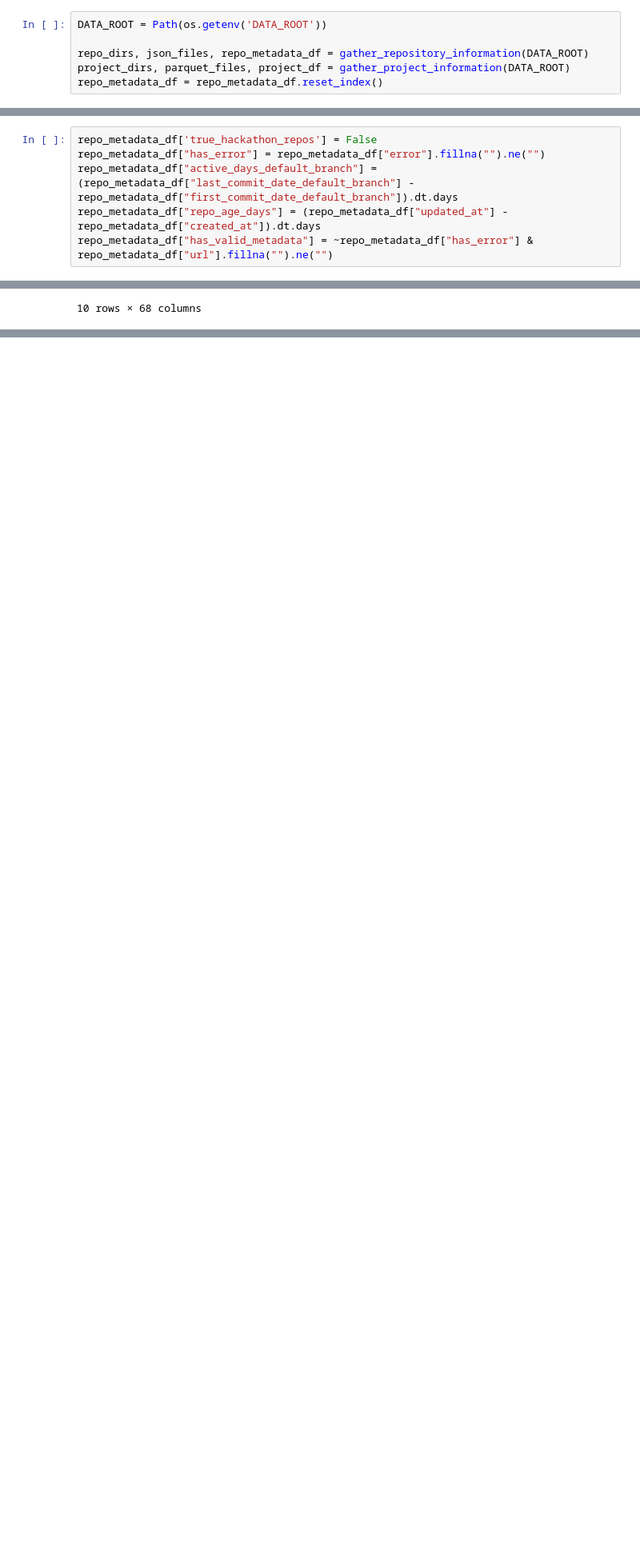
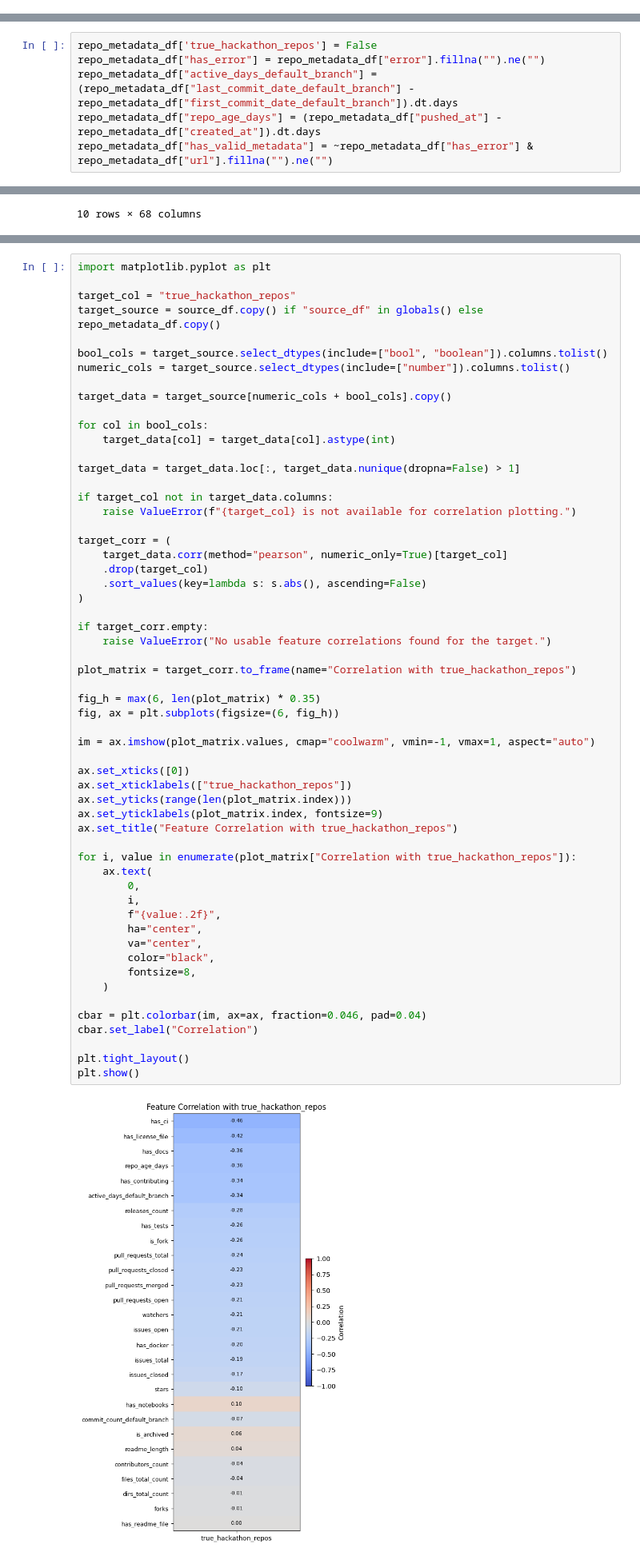
Before and after one commit to sdsc-ordes/open-pulse-hackalysis, a Jupyter notebook: src/hackathon_analysis/data_analysis/repo_analysis.ipynb, the cells around one changed output, grey strips where cells are left out. Shown at 80% size. Drawn from its saved outputs; the diff is of its cells as text; blank space fills up the shorter version.

```diff
--- a/src/hackathon_analysis/data_analysis/repo_analysis.ipynb
+++ b/src/hackathon_analysis/data_analysis/repo_analysis.ipynb
@@ -178,8 +6,2 @@ def gather_project_information(DATA_ROOT, provider_prefix: str = "lauzhack"):
 # %% [markdown]
 ## Create Dataset for projects_hackathon analysis and repo_metadata with project foreign key
-# %%
-DATA_ROOT = Path(os.getenv('DATA_ROOT'))
-
-repo_dirs, json_files, repo_metadata_df = gather_repository_information(DATA_ROOT)
-project_dirs, parquet_files, project_df = gather_project_information(DATA_ROOT)
-repo_metadata_df = repo_metadata_df.reset_index()
@@ -535,5 +270,5 @@ plt.show()
 repo_metadata_df['true_hackathon_repos'] = False
 repo_metadata_df["has_error"] = repo_metadata_df["error"].fillna("").ne("")
 repo_metadata_df["active_days_default_branch"] = (repo_metadata_df["last_commit_date_default_branch"] - repo_metadata_df["first_commit_date_default_branch"]).dt.days
-repo_metadata_df["repo_age_days"] = (repo_metadata_df["updated_at"] - repo_metadata_df["created_at"]).dt.days
+repo_metadata_df["repo_age_days"] = (repo_metadata_df["pushed_at"] - repo_metadata_df["created_at"]).dt.days
 repo_metadata_df["has_valid_metadata"] = ~repo_metadata_df["has_error"] & repo_metadata_df["url"].fillna("").ne("")
@@ -1227,6 +797,65 @@ plt.tight_layout()
 plt.show()
 # %% [output]
 [figure]
+# %%
+import matplotlib.pyplot as plt
+
+target_col = "true_hackathon_repos"
+target_source = source_df.copy() if "source_df" in globals() else repo_metadata_df.copy()
+
+bool_cols = target_source.select_dtypes(include=["bool", "boolean"]).columns.tolist()
+numeric_cols = target_source.select_dtypes(include=["number"]).columns.tolist()
+
+target_data = target_source[numeric_cols + bool_cols].copy()
+
+for col in bool_cols:
+    target_data[col] = target_data[col].astype(int)
+
+target_data = target_data.loc[:, target_data.nunique(dropna=False) > 1]
+
+if target_col not in target_data.columns:
+    raise ValueError(f"{target_col} is not available for correlation plotting.")
+
+target_corr = (
+    target_data.corr(method="pearson", numeric_only=True)[target_col]
+    .drop(target_col)
+    .sort_values(key=lambda s: s.abs(), ascending=False)
+)
+
+if target_corr.empty:
+    raise ValueError("No usable feature correlations found for the target.")
+
+plot_matrix = target_corr.to_frame(name="Correlation with true_hackathon_repos")
+
+fig_h = max(6, len(plot_matrix) * 0.35)
+fig, ax = plt.subplots(figsize=(6, fig_h))
+
+im = ax.imshow(plot_matrix.values, cmap="coolwarm", vmin=-1, vmax=1, aspect="auto")
+
+ax.set_xticks([0])
+ax.set_xticklabels(["true_hackathon_repos"])
+ax.set_yticks(range(len(plot_matrix.index)))
+ax.set_yticklabels(plot_matrix.index, fontsize=9)
+ax.set_title("Feature Correlation with true_hackathon_repos")
+
+for i, value in enumerate(plot_matrix["Correlation with true_hackathon_repos"]):
+    ax.text(
+        0,
+        i,
+        f"{value:.2f}",
+        ha="center",
+        va="center",
+        color="black",
+        fontsize=8,
+    )
+
+cbar = plt.colorbar(im, ax=ax, fraction=0.046, pad=0.04)
+cbar.set_label("Correlation")
+
+plt.tight_layout()
+plt.show()
+# %% [output]
+[figure, added]
 # %%
 target = "true_hackathon_repos"
 
```
Also changed, not shown: parts of 24 cells of this notebook.
